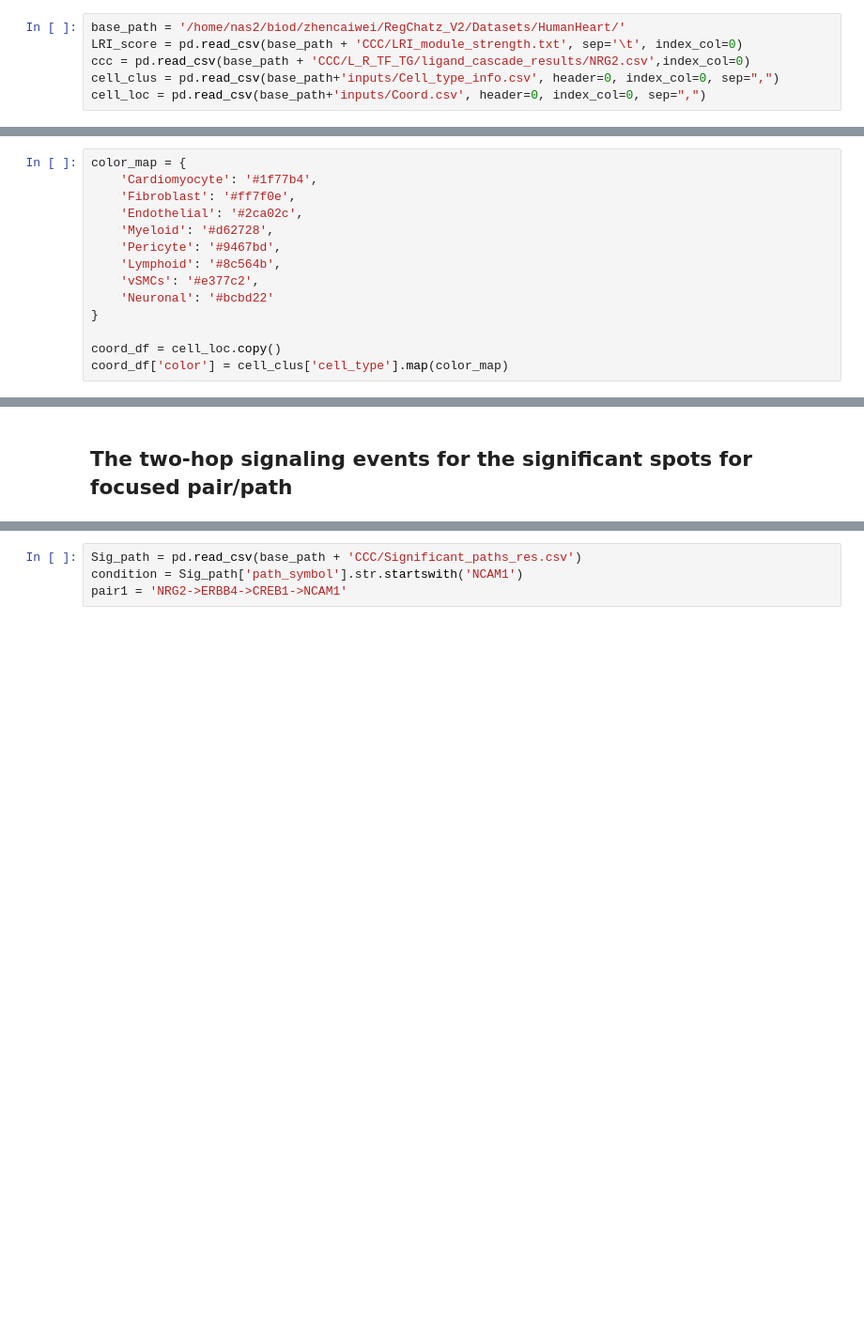
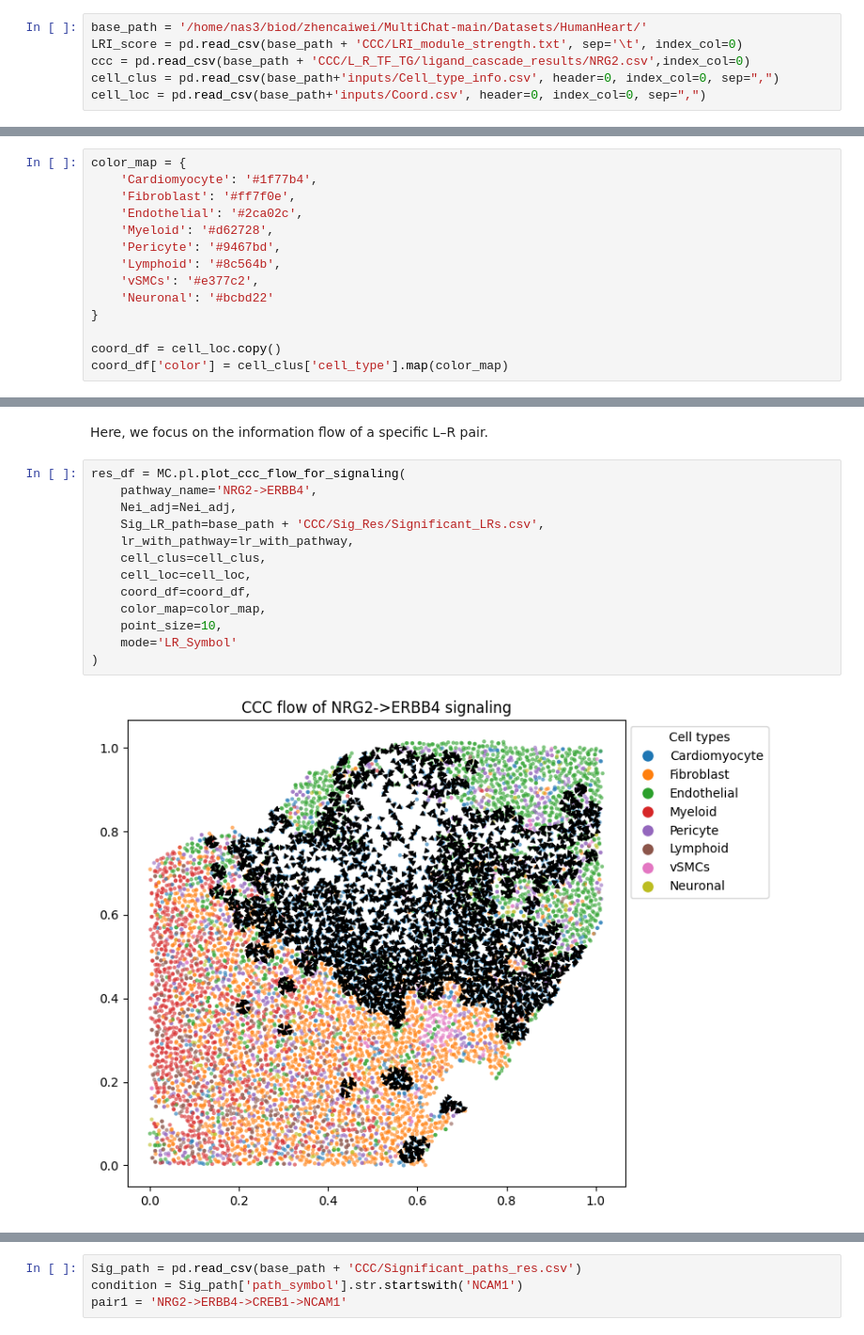
Before and after one commit to zcaiwei/MultiChat, a Jupyter notebook: Tutorial/run_MultiChat_on_Heart.ipynb, the cells around one changed output, grey strips where cells are left out. Shown at 94% size. Saved outputs shown, nothing was run; the diff lists cells and outputs as text; blank space fills up the shorter version.

```diff
--- a/Tutorial/run_MultiChat_on_Heart.ipynb
+++ b/Tutorial/run_MultiChat_on_Heart.ipynb
@@ -766,5 +773,5 @@ from matplotlib.colors import LinearSegmentedColormap
 # %%
-base_path = '/home/nas2/biod/zhencaiwei/RegChatz_V2/Datasets/HumanHeart/'
+base_path = '/home/nas3/biod/zhencaiwei/MultiChat-main/Datasets/HumanHeart/'
 LRI_score = pd.read_csv(base_path + 'CCC/LRI_module_strength.txt', sep='\t', index_col=0)
 ccc = pd.read_csv(base_path + 'CCC/L_R_TF_TG/ligand_cascade_results/NRG2.csv',index_col=0)
 cell_clus = pd.read_csv(base_path+'inputs/Cell_type_info.csv', header=0, index_col=0, sep=",")
@@ -879,2 +827,17 @@ plt.show()
-# %% [markdown]
-## The two-hop signaling events for the significant spots for focused pair/path
+# %% [markdown]
+Here, we focus on the information flow of a specific L–R pair.
+# %%
+res_df = MC.pl.plot_ccc_flow_for_signaling(
+    pathway_name='NRG2->ERBB4',
+    Nei_adj=Nei_adj,
+    Sig_LR_path=base_path + 'CCC/Sig_Res/Significant_LRs.csv',
+    lr_with_pathway=lr_with_pathway,
+    cell_clus=cell_clus,
+    cell_loc=cell_loc,
+    coord_df=coord_df,
+    color_map=color_map,
+    point_size=10,
+    mode='LR_Symbol'
+)
+# %% [output]
+[figure, added]
```
Also changed, not shown: parts of 90 cells of this notebook, 4 other files.
